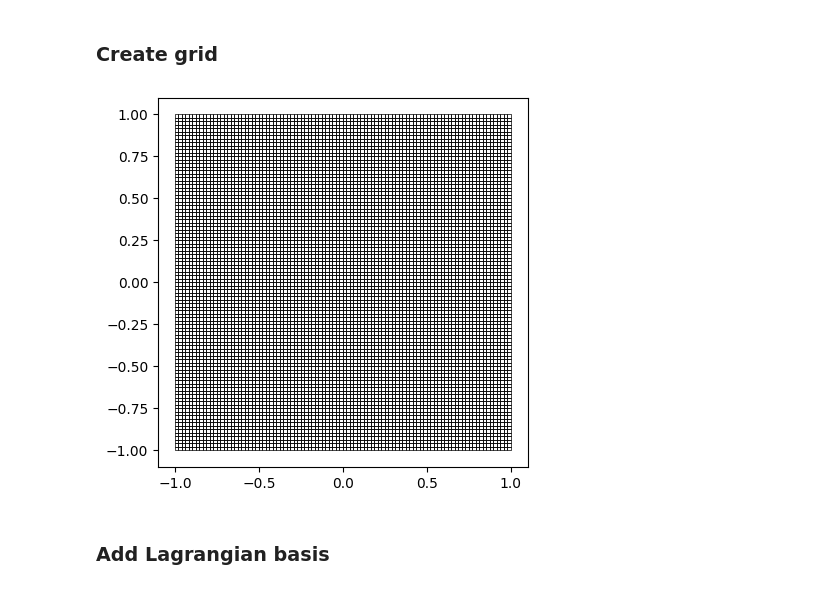
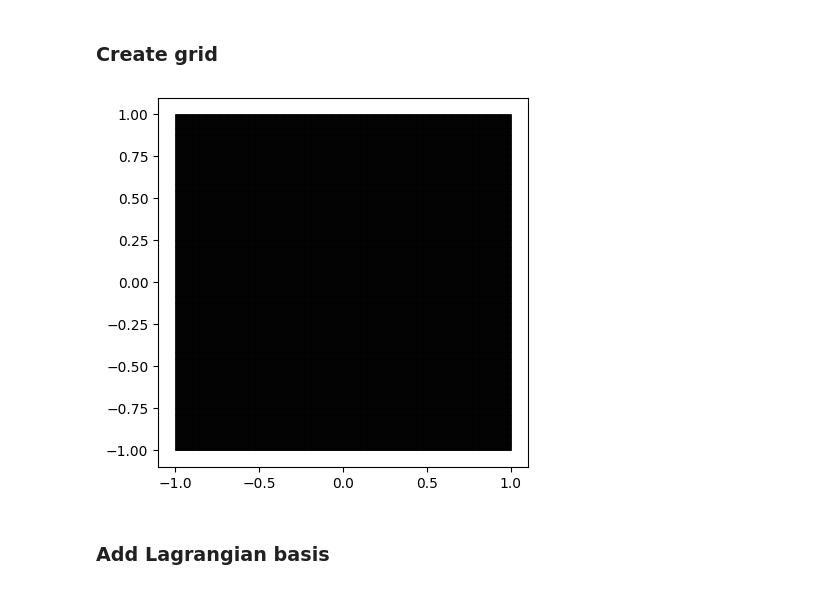
Before and after one commit to rath3t/visualStudioCodeAndIkarus, a Jupyter notebook: test.ipynb, the cells around one changed output. Saved outputs shown, nothing was run; the diff lists cells and outputs as text; code cells hidden in the pictures.

```diff
--- a/test.ipynb
+++ b/test.ipynb
@@ -38,13 +38,13 @@ from dune.vtk import vtkUnstructuredGridWriter, vtkWriter, RangeTypes, FieldInfo
 # %%
 lowerLeft = [-1,-1]
 upperRight = [1,1]
 elements = [3,3]
 
 grid = dune.grid.structuredGrid(lowerLeft,upperRight,elements)
-grid.hierarchicalGrid.globalRefine(5)
+grid.hierarchicalGrid.globalRefine(7)
 grid.plot()
 # %% [output]
-[figure, old version]
+[figure, new version]
 # %% [markdown]
 ### Add Lagrangian basis
 # %%
```
Also changed, not shown: parts of 8 cells of this notebook.
